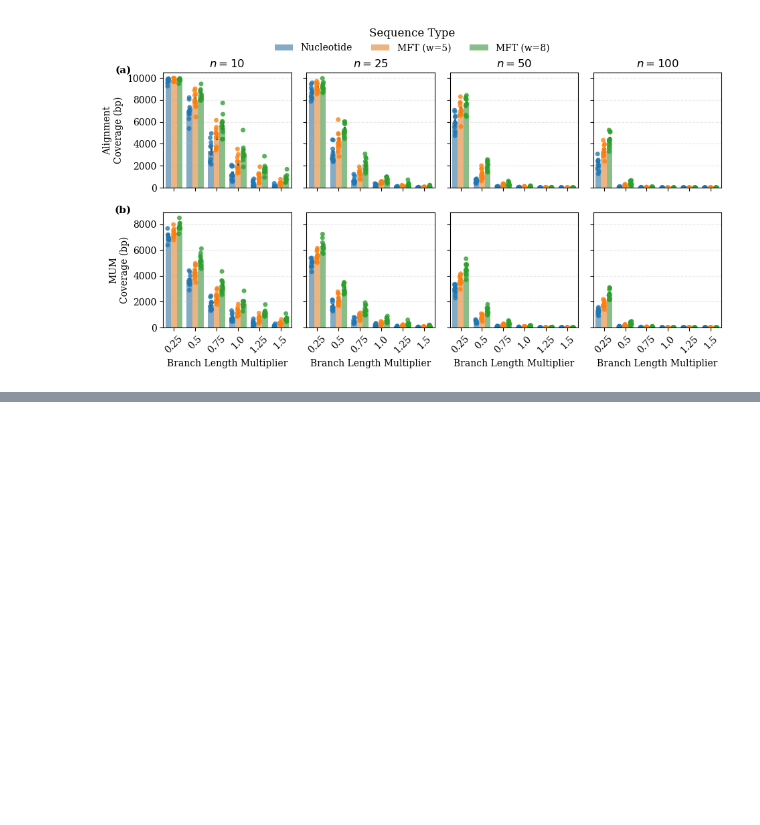
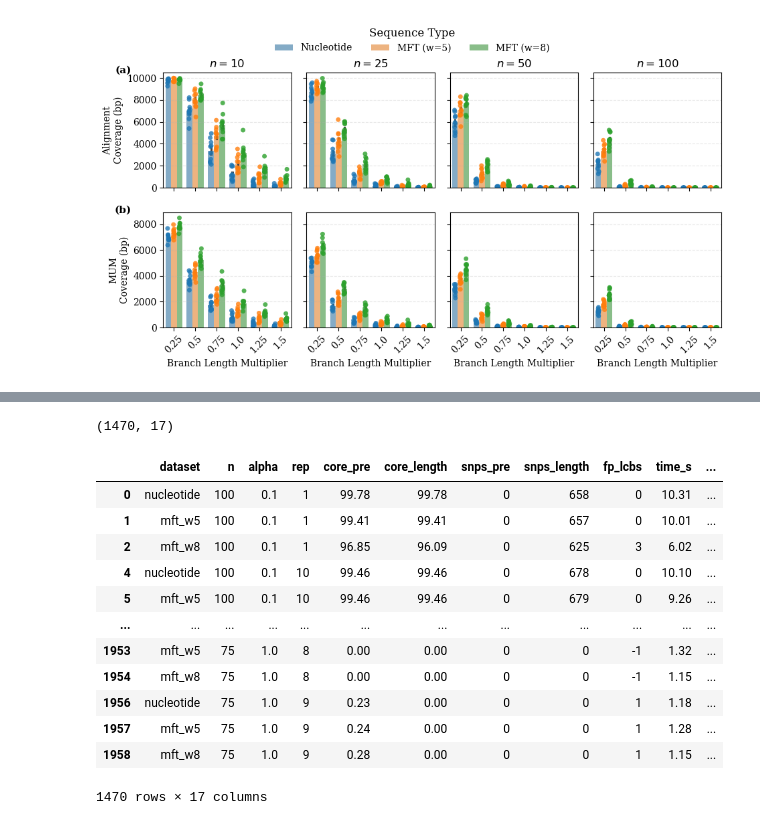
Before and after one commit to treangenlab/mft-analyses, a Jupyter notebook: Figure6/simulated_data_figs_realistic.ipynb, the cells around one changed output, grey strips where cells are left out. Saved outputs shown, nothing was run; the diff lists cells and outputs as text; code cells hidden in the pictures; blank space fills up the shorter version.

```diff
--- a/Figure6/simulated_data_figs_realistic.ipynb
+++ b/Figure6/simulated_data_figs_realistic.ipynb
@@ -268,0 +700,46 @@ plt.show()
+# %%
+import re
+hue_order = ['Nucleotide', 'MFT (w=5)', 'MFT (w=8)']
+
+parsnp_root = "/dodo/rdd4/mft-data/seq-gen-data-cov_parsnp"
+
+dataset_name_map_parsnp = {
+    "nucleotide": "Nucleotide",
+    "mft_w5":     "MFT (w=5)",
+    "mft_w8":     "MFT (w=8)",
+}
+
+folder_re_parsnp = re.compile(r"^(\d+)_([\d.]+)_rep(\d+)$")
+
+parsnp_rows = []
+for folder in sorted(os.listdir(parsnp_root)):
+    m = folder_re_parsnp.match(folder)
+    if not m:
+        continue
+    csv_path = os.path.join(parsnp_root, folder, "parsnp_summary_short.csv")
+    if not os.path.exists(csv_path):
+        continue
+    parsnp_rows.append(pd.read_csv(csv_path))
+
+parsnp_df = pd.concat(parsnp_rows, ignore_index=True)
+parsnp_df["Dataset"] = parsnp_df["dataset"].map(dataset_name_map_parsnp)
+parsnp_df["SNP_precision"] = parsnp_df["tp"] / (parsnp_df["tp"] + parsnp_df["fp"])
+parsnp_df['SNP_recall'] = parsnp_df['tp'] / (parsnp_df['tp'] + parsnp_df['fn'])
+parsnp_df = parsnp_df[parsnp_df["Dataset"].isin(hue_order)].copy()
+print(parsnp_df.shape)
+parsnp_df
+# %% [output]
+(1470, 17)
+|  | dataset | n | alpha | rep | core_pre | core_length | snps_pre | snps_length | fp_lcbs | time_s | ... |
+| 0 | nucleotide | 100 | 0.1 | 1 | 99.78 | 99.78 | 0 | 658 | 0 | 10.31 | ... |
+| 1 | mft_w5 | 100 | 0.1 | 1 | 99.41 | 99.41 | 0 | 657 | 0 | 10.01 | ... |
+| 2 | mft_w8 | 100 | 0.1 | 1 | 96.85 | 96.09 | 0 | 625 | 3 | 6.02 | ... |
+| 4 | nucleotide | 100 | 0.1 | 10 | 99.46 | 99.46 | 0 | 678 | 0 | 10.10 | ... |
+| 5 | mft_w5 | 100 | 0.1 | 10 | 99.46 | 99.46 | 0 | 679 | 0 | 9.26 | ... |
+| ... | ... | ... | ... | ... | ... | ... | ... | ... | ... | ... | ... |
+| 1953 | mft_w5 | 75 | 1.0 | 8 | 0.00 | 0.00 | 0 | 0 | -1 | 1.32 | ... |
+| 1954 | mft_w8 | 75 | 1.0 | 8 | 0.00 | 0.00 | 0 | 0 | -1 | 1.15 | ... |
+| 1956 | nucleotide | 75 | 1.0 | 9 | 0.23 | 0.00 | 0 | 0 | 1 | 1.18 | ... |
+| 1957 | mft_w5 | 75 | 1.0 | 9 | 0.24 | 0.00 | 0 | 0 | 1 | 1.28 | ... |
+| 1958 | mft_w8 | 75 | 1.0 | 9 | 0.28 | 0.00 | 0 | 0 | 1 | 1.15 | ... |
+1470 rows × 17 columns
```
Also changed, not shown: parts of 8 cells of this notebook, 8 other files.
